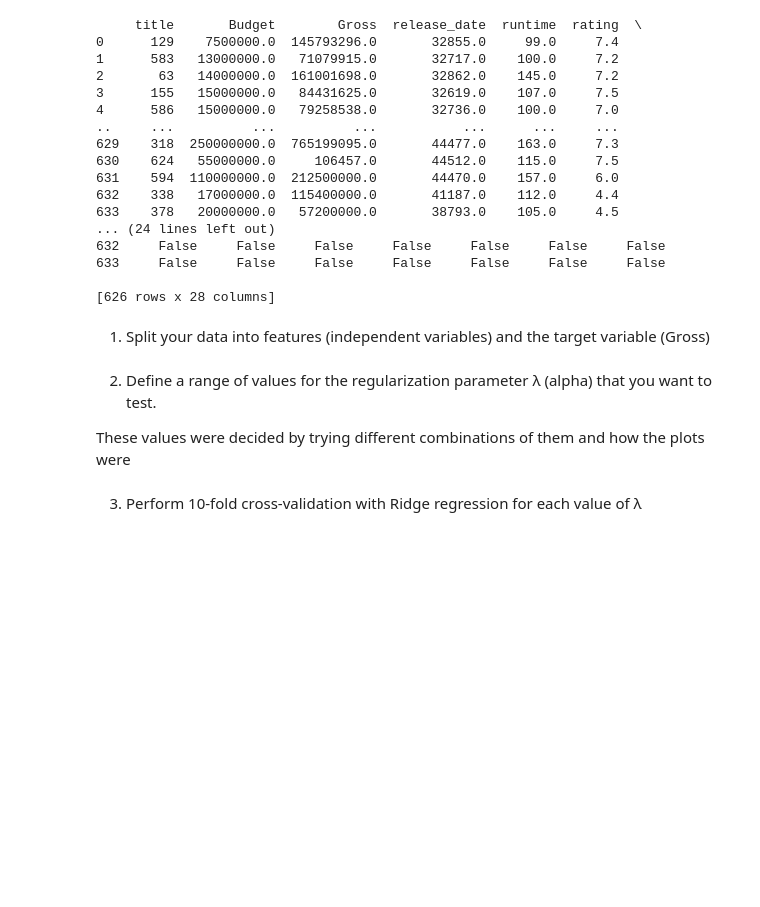
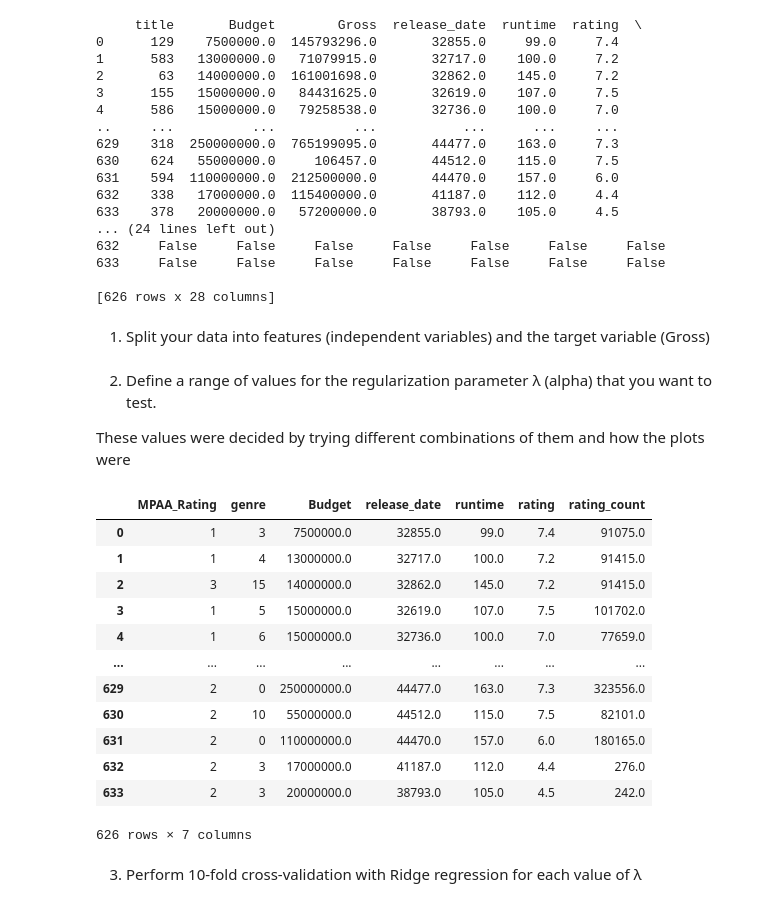
Before and after one commit to magolimbo/Machine-Learning-report1, a Jupyter notebook: Regression GROSS.ipynb, the cells around one changed output. Saved outputs shown, nothing was run; the diff lists cells and outputs as text; code cells hidden in the pictures; blank space fills up the shorter version.

```diff
--- a/Regression GROSS.ipynb
+++ b/Regression GROSS.ipynb
@@ -60,9 +65,9 @@ print(df_encoded)
 # %% [markdown]
 1. Split your data into features (independent variables) and the target variable (Gross)
 # %%
-X = df_encoded.drop("Gross", axis=1)  # Features (indipendent variables)
+X = data.drop("Gross", axis=1)  # Features (indipendent variables)
 X = X.drop(columns="title")
-y = df_encoded["Gross"]  # Target variable (dipendent variable)
+y = data["Gross"]  # Target variable (dipendent variable)
 # X["bias"] = 1
 # %%
 # Initialize the scaler
@@ -79,2 +84,18 @@ lambdas = np.arange(0, 500, 10, dtype="float")
+# %%
+X
+# %% [output]
+|  | MPAA_Rating | genre | Budget | release_date | runtime | rating | rating_count |
+| 0 | 1 | 3 | 7500000.0 | 32855.0 | 99.0 | 7.4 | 91075.0 |
+| 1 | 1 | 4 | 13000000.0 | 32717.0 | 100.0 | 7.2 | 91415.0 |
+| 2 | 3 | 15 | 14000000.0 | 32862.0 | 145.0 | 7.2 | 91415.0 |
+| 3 | 1 | 5 | 15000000.0 | 32619.0 | 107.0 | 7.5 | 101702.0 |
+| 4 | 1 | 6 | 15000000.0 | 32736.0 | 100.0 | 7.0 | 77659.0 |
+| ... | ... | ... | ... | ... | ... | ... | ... |
+| 629 | 2 | 0 | 250000000.0 | 44477.0 | 163.0 | 7.3 | 323556.0 |
+| 630 | 2 | 10 | 55000000.0 | 44512.0 | 115.0 | 7.5 | 82101.0 |
+| 631 | 2 | 0 | 110000000.0 | 44470.0 | 157.0 | 6.0 | 180165.0 |
+| 632 | 2 | 3 | 17000000.0 | 41187.0 | 112.0 | 4.4 | 276.0 |
+| 633 | 2 | 3 | 20000000.0 | 38793.0 | 105.0 | 4.5 | 242.0 |
+626 rows × 7 columns
 # %% [markdown]
 3. Perform 10-fold cross-validation with Ridge regression for each value of λ
```
Also changed, not shown: parts of 10 cells of this notebook.
